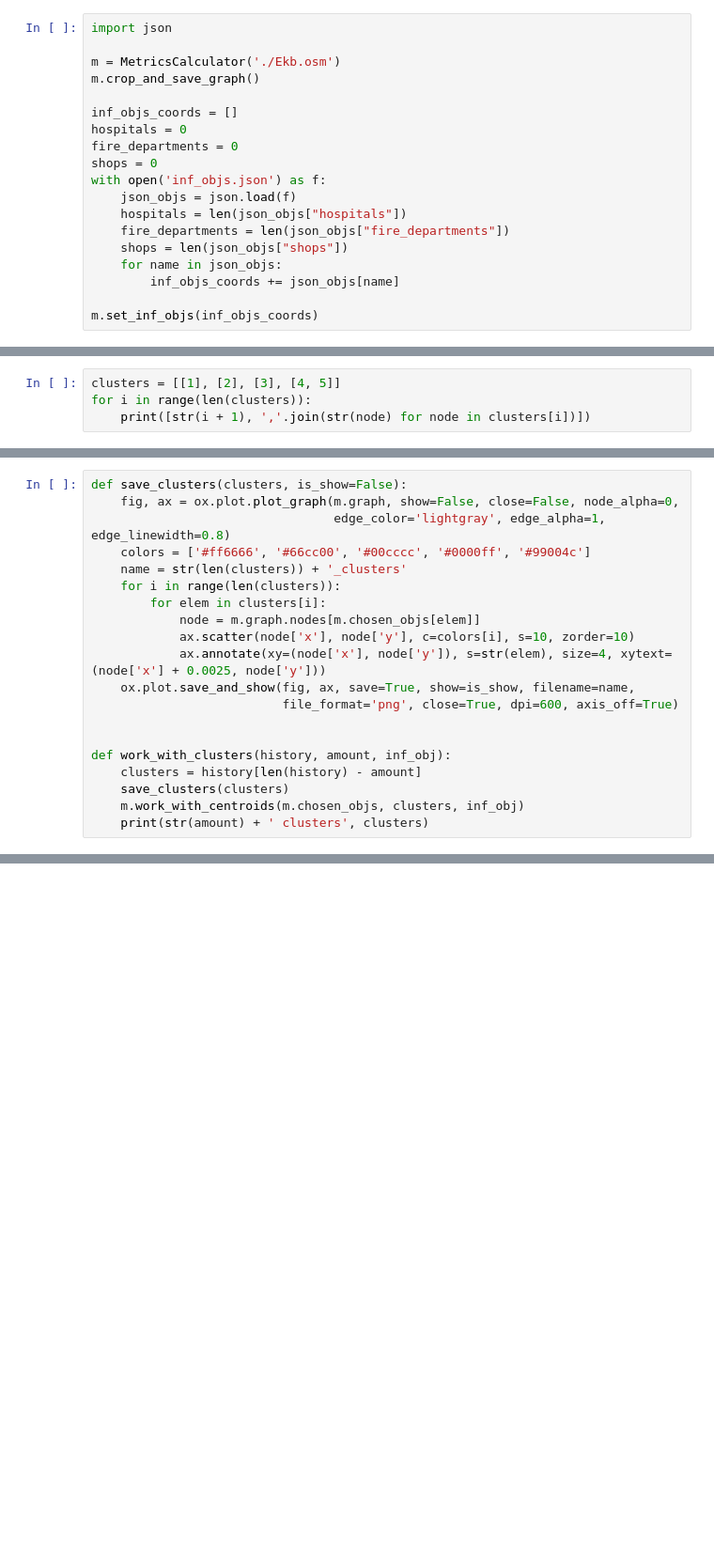
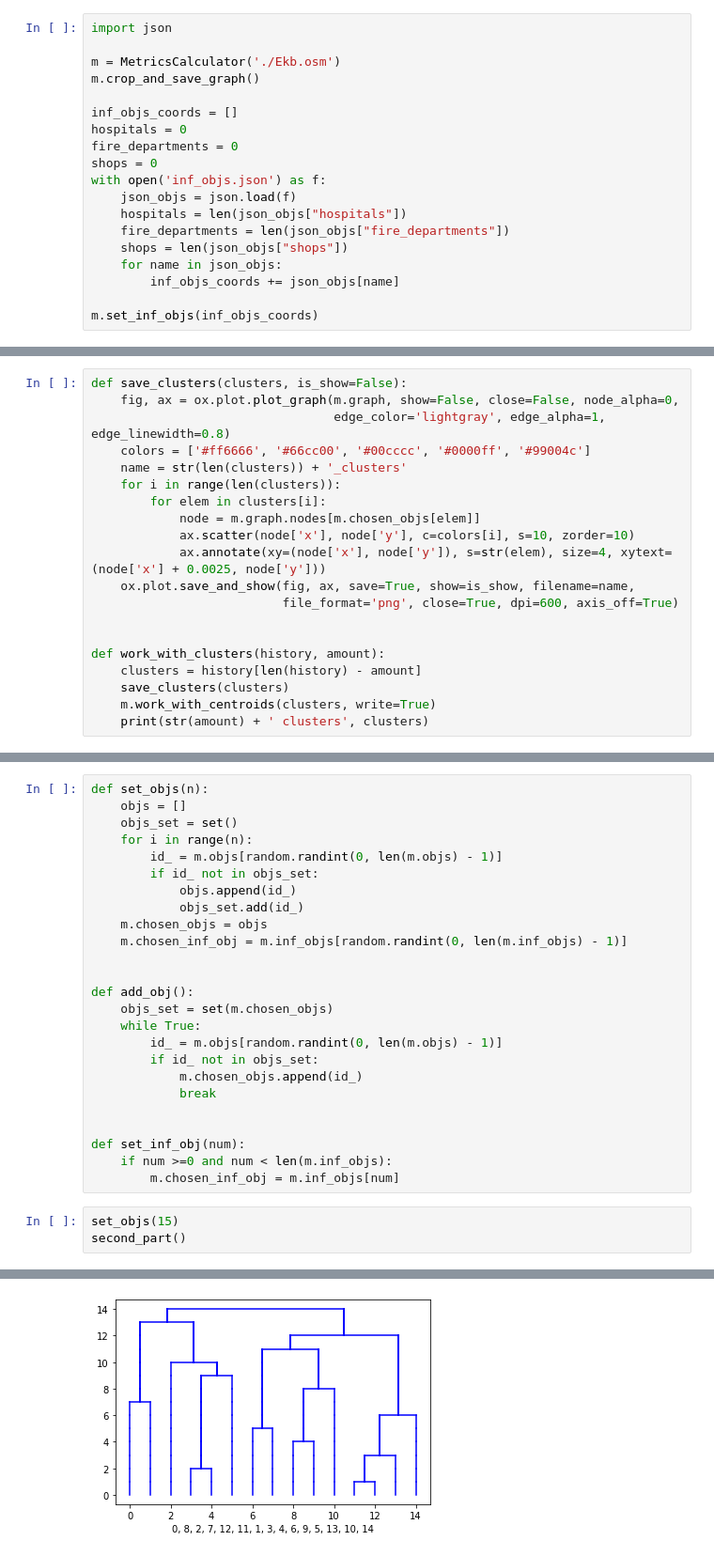
Before and after one commit to olyakrylo/Graph_Uni_Proj, a Jupyter notebook: Graphs.ipynb, the cells around one changed output, grey strips where cells are left out. Shown: that part at 94% size. Saved outputs shown, nothing was run; the diff lists cells and outputs as text; blank space fills up the shorter version.

Commit message:
improved second part

```diff
--- a/Graphs.ipynb
+++ b/Graphs.ipynb
@@ -1042,4 +575,0 @@ m.work_with_centroids(objs, clusters, 411827206, write=True)
-# %%
-clusters = [[1], [2], [3], [4, 5]]
-for i in range(len(clusters)):
-    print([str(i + 1), ','.join(str(node) for node in clusters[i])])
@@ -1090,8 +621,8 @@ def save_clusters(clusters, is_show=False):
                           file_format='png', close=True, dpi=600, axis_off=True)
 
 
-def work_with_clusters(history, amount, inf_obj):
+def work_with_clusters(history, amount):
     clusters = history[len(history) - amount]
     save_clusters(clusters)
-    m.work_with_centroids(m.chosen_objs, clusters, inf_obj)
+    m.work_with_centroids(clusters, write=True)
     print(str(amount) + ' clusters', clusters)
@@ -1138,0 +642,29 @@ second_part(40)
+# %%
+def set_objs(n):
+    objs = []
+    objs_set = set()
+    for i in range(n):
+        id_ = m.objs[random.randint(0, len(m.objs) - 1)]
+        if id_ not in objs_set:
+            objs.append(id_)
+            objs_set.add(id_)
+    m.chosen_objs = objs
+    m.chosen_inf_obj = m.inf_objs[random.randint(0, len(m.inf_objs) - 1)]
+
+
+def add_obj():
+    objs_set = set(m.chosen_objs)
+    while True:
+        id_ = m.objs[random.randint(0, len(m.objs) - 1)]
+        if id_ not in objs_set:
+            m.chosen_objs.append(id_)
+            break
+
+
+def set_inf_obj(num):
+    if num >=0 and num < len(m.inf_objs):
+        m.chosen_inf_obj = m.inf_objs[num]
+# %%
+set_objs(15)
+second_part()
+# %% [output]
@@ -1138,0 +674 @@ second_part(40)
+[figure, added]
```
Also changed, not shown: parts of 10 cells of this notebook, 28 other files.
